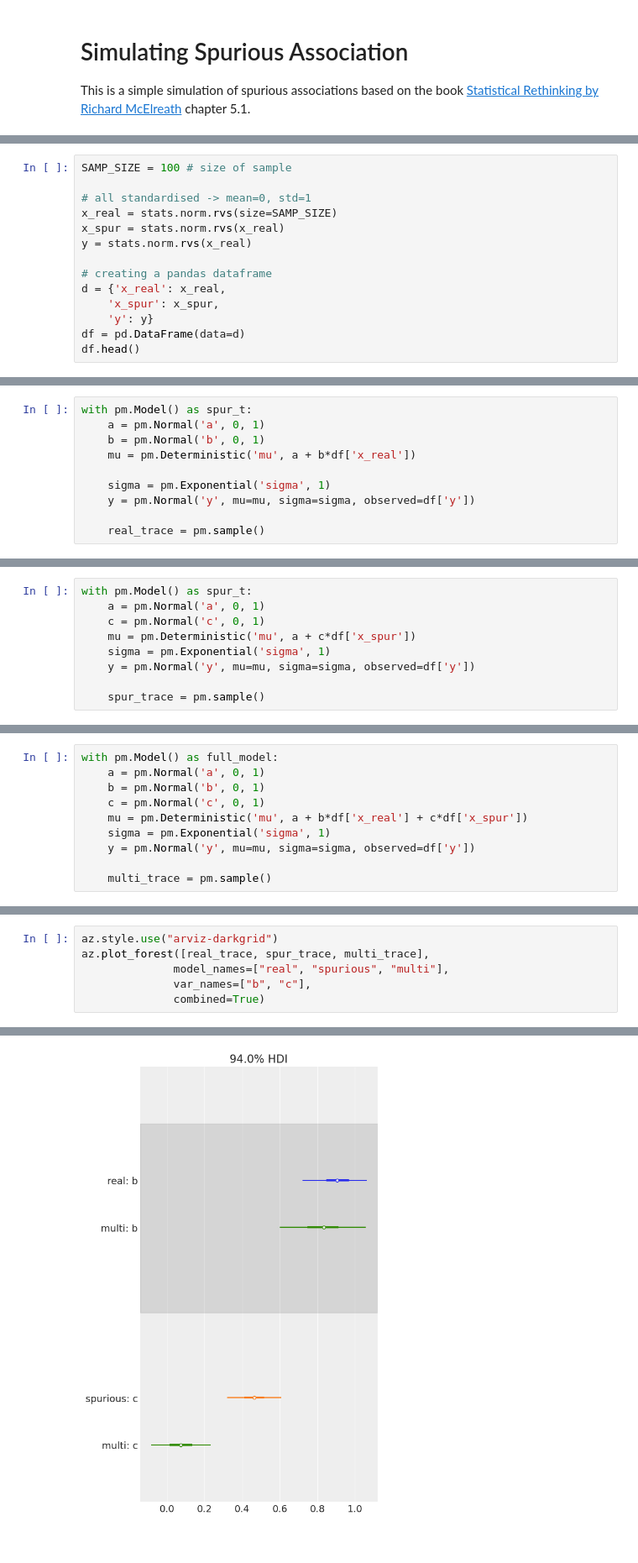
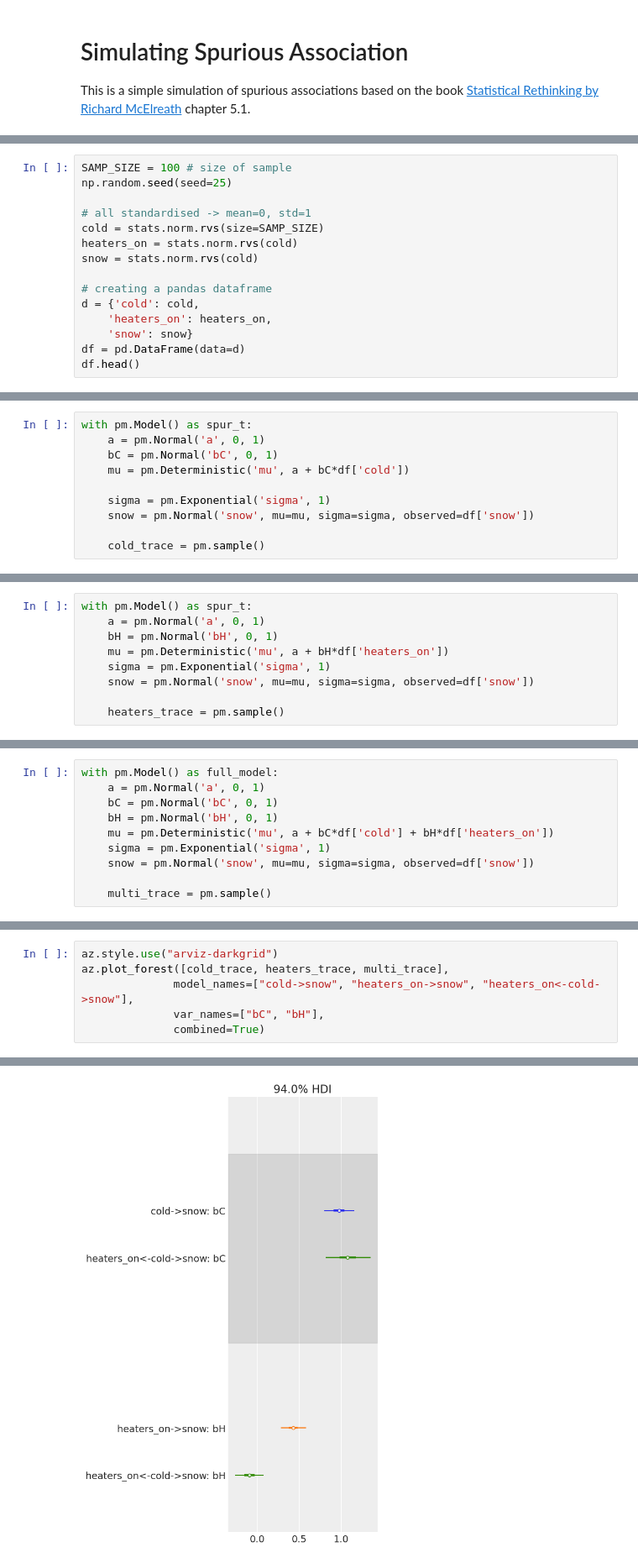
Before and after one commit to elisiojsj/Data-Science, a Jupyter notebook: Spurious_association_simulation.ipynb, the cells around one changed output, grey strips where cells are left out. Shown at 84% size. Cells and saved outputs as stored; diff of their text form.

```diff
--- a/Spurious_association_simulation.ipynb
+++ b/Spurious_association_simulation.ipynb
@@ -16,15 +22,16 @@ Below `x_real` which is a truly causal predictor that influences both `y` and `x
 # %%
 SAMP_SIZE = 100 # size of sample
+np.random.seed(seed=25)
 
 # all standardised -> mean=0, std=1
-x_real = stats.norm.rvs(size=SAMP_SIZE)
-x_spur = stats.norm.rvs(x_real)
-y = stats.norm.rvs(x_real)
+cold = stats.norm.rvs(size=SAMP_SIZE)
+heaters_on = stats.norm.rvs(cold)
+snow = stats.norm.rvs(cold)
 
 # creating a pandas dataframe
-d = {'x_real': x_real,
-    'x_spur': x_spur,
-    'y': y}
+d = {'cold': cold,
+    'heaters_on': heaters_on,
+    'snow': snow}
 df = pd.DataFrame(data=d)
 df.head()
 # %% [output]
@@ -69,13 +76,13 @@ Regressing for the real `x_real` data we can see bellow it higly correlated with
 # %%
 with pm.Model() as spur_t:
     a = pm.Normal('a', 0, 1)
-    b = pm.Normal('b', 0, 1)
-    mu = pm.Deterministic('mu', a + b*df['x_real'])
+    bC = pm.Normal('bC', 0, 1)
+    mu = pm.Deterministic('mu', a + bC*df['cold'])
 
     sigma = pm.Exponential('sigma', 1)
-    y = pm.Normal('y', mu=mu, sigma=sigma, observed=df['y'])
+    snow = pm.Normal('snow', mu=mu, sigma=sigma, observed=df['snow'])
 
-    real_trace = pm.sample()
+    cold_trace = pm.sample()
 # %% [output]
 Auto-assigning NUTS sampler...
 Initializing NUTS using jitter+adapt_diag...
@@ -95,12 +102,12 @@ Regressing for the spurious `x_spur` data we can see bellow it has still a good
 # %%
 with pm.Model() as spur_t:
     a = pm.Normal('a', 0, 1)
-    c = pm.Normal('c', 0, 1)
-    mu = pm.Deterministic('mu', a + c*df['x_spur'])
+    bH = pm.Normal('bH', 0, 1)
+    mu = pm.Deterministic('mu', a + bH*df['heaters_on'])
     sigma = pm.Exponential('sigma', 1)
-    y = pm.Normal('y', mu=mu, sigma=sigma, observed=df['y'])
+    snow = pm.Normal('snow', mu=mu, sigma=sigma, observed=df['snow'])
 
-    spur_trace = pm.sample()
+    heaters_trace = pm.sample()
 # %% [output]
 Auto-assigning NUTS sampler...
 Initializing NUTS using jitter+adapt_diag...
@@ -120,11 +127,11 @@ However when we include the variable `x_real` we have a different result as show
 # %%
 with pm.Model() as full_model:
     a = pm.Normal('a', 0, 1)
-    b = pm.Normal('b', 0, 1)
-    c = pm.Normal('c', 0, 1)
-    mu = pm.Deterministic('mu', a + b*df['x_real'] + c*df['x_spur'])
+    bC = pm.Normal('bC', 0, 1)
+    bH = pm.Normal('bH', 0, 1)
+    mu = pm.Deterministic('mu', a + bC*df['cold'] + bH*df['heaters_on'])
     sigma = pm.Exponential('sigma', 1)
-    y = pm.Normal('y', mu=mu, sigma=sigma, observed=df['y'])
+    snow = pm.Normal('snow', mu=mu, sigma=sigma, observed=df['snow'])
 
     multi_trace = pm.sample()
 # %% [output]
@@ -164,11 +171,11 @@ Bellow we have the forest plot for the 3 models above representing the changing
 # %%
 az.style.use("arviz-darkgrid")
-az.plot_forest([real_trace, spur_trace, multi_trace],
-              model_names=["real", "spurious", "multi"],
-              var_names=["b", "c"],
+az.plot_forest([cold_trace, heaters_trace, multi_trace],
+              model_names=["cold->snow", "heaters_on->snow", "heaters_on<-cold->snow"],
+              var_names=["bC", "bH"],
               combined=True)
 # %% [output]
 array([<AxesSubplot:title={'center':'94.0% HDI'}>], dtype=object)
-[figure, old version]
+[figure, new version]
 # %% [markdown]
 ### Conclusion*:
```
Also changed, not shown: parts of 21 cells of this notebook.
